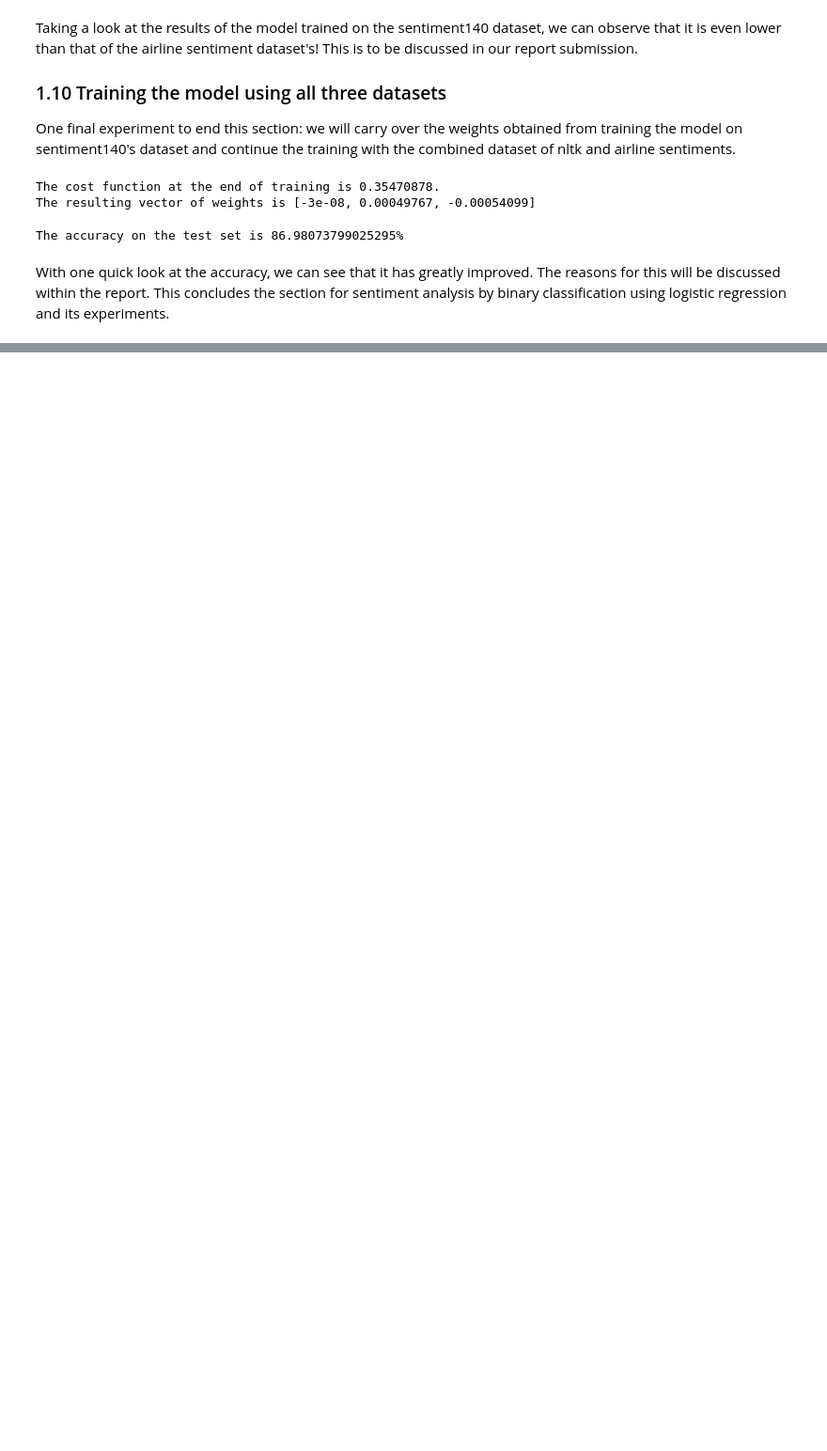
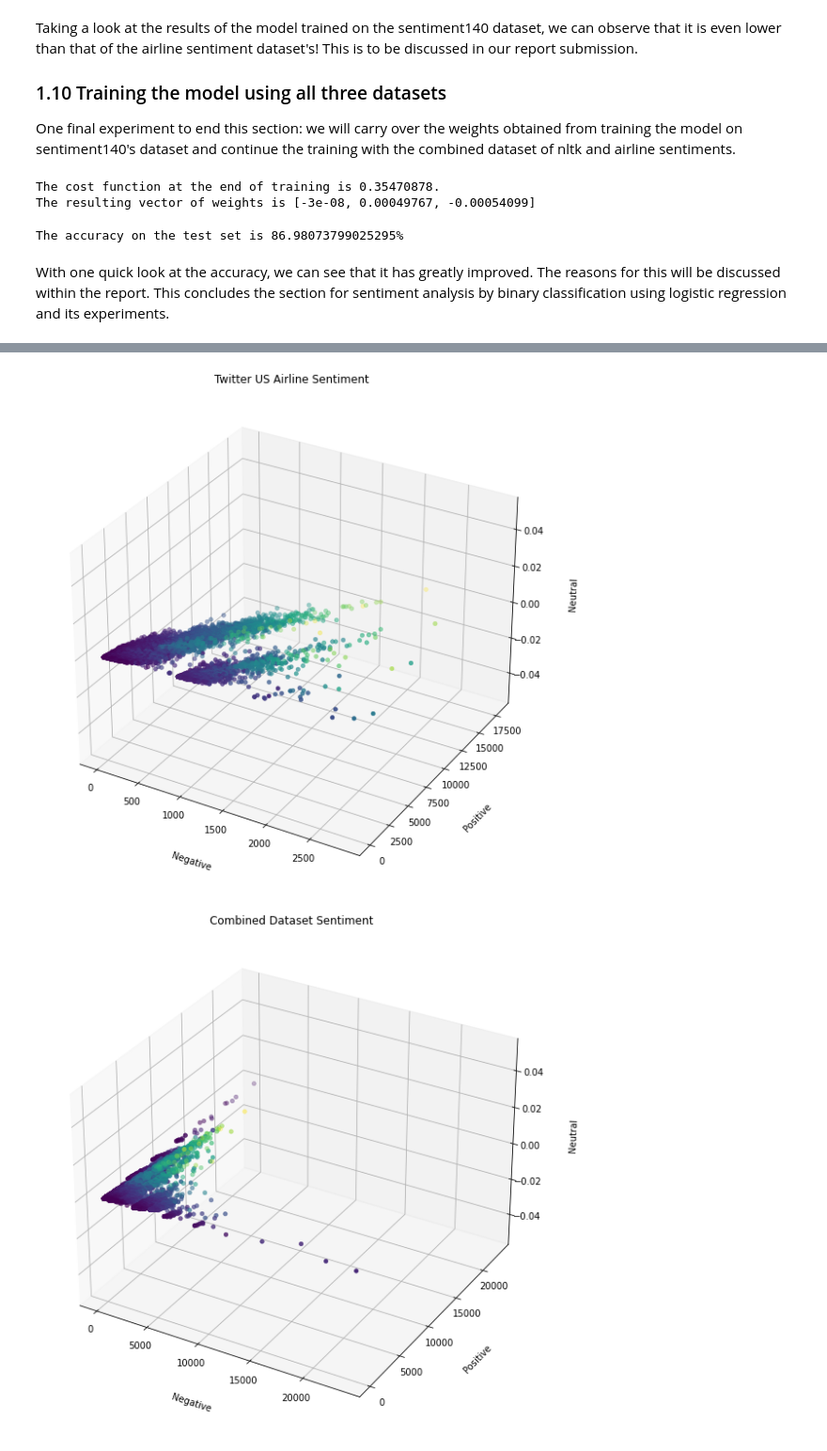
Before and after one commit to lamricky98/comp-432-project, a Jupyter notebook: logistic_regression.ipynb, the cells around one changed output, grey strips where cells are left out. Shown at 94% size. Saved outputs shown, nothing was run; the diff lists cells and outputs as text; code cells hidden in the pictures; blank space fills up the shorter version.

```diff
--- a/logistic_regression.ipynb
+++ b/logistic_regression.ipynb
@@ -842,0 +945,19 @@ by binary classification using logistic regression and its experiments.
+# %%
+airline_freqs = build_freqs(airline_X_train, airline_y_train)
+
+# collect the features 'x' and stack them into a matrix 'X'
+airline_X_gd = np.zeros((len(airline_X_train), 4))
+for i in range(len(airline_X_train)):
+    airline_X_gd[i, :]= extract_features_multi_class(airline_X_train[i], airline_freqs)
+
+airline_X_gd_test = np.zeros((len(airline_X_test), 4))
+for i in range(len(airline_X_test)):
+    airline_X_gd_test[i, :]= extract_features_multi_class(airline_X_test[i], airline_freqs)
+
+airline_y_gd_train = np.zeros([len(airline_y_train),3])
+for i in range(len(airline_y_train)):
+    airline_y_gd_train[i,int(airline_y_train[i,0])]=1
+
+airline_y_gd_test = np.zeros([len(airline_y_test),3])
+for i in range(len(airline_y_test)):
+    airline_y_gd_test[i,int(airline_y_test[i,0])]=1
@@ -842,0 +992,28 @@ by binary classification using logistic regression and its experiments.
+# %%
+def plot_data(X_train, y_train, title):
+  fig = plt.figure(figsize = (10,10))
+  ax = plt.axes(projection='3d')
+  """Scatterplot of the data with their labels"""
+  z1= X_train[np.where(y_train[:,0]==1),2]
+  z2= X_train[np.where(y_train[:,1]==1),2]
+  z3= X_train[np.where(y_train[:,2]==1),2]
+
+  ax.scatter(X_train[np.where(y_train[:,0]==1),0], X_train[np.where(y_train[:,0]==1),1], c=z1 ,cmap='viridis', linewidth=0.5)
+  ax.scatter(X_train[np.where(y_train[:,1]==1),0], X_train[np.where(y_train[:,1]==1),1], c=z2, cmap='viridis', linewidth=0.5)
+  ax.scatter(X_train[np.where(y_train[:,2]==1),0], X_train[np.where(y_train[:,2]==1),1], c=z3, cmap='viridis', linewidth=0.5)
+
+  plt.title(title)
+
+  # Set axes label
+  ax.set_xlabel('Negative', labelpad=20)
+  ax.set_ylabel('Positive', labelpad=20)
+  ax.set_zlabel('Neutral', labelpad=20)
+  plt.show()
+# %%
+
+# Plot training data
+plot_data(airline_X_gd[:,1:],airline_y_gd_train, 'Twitter US Airline Sentiment')
+plot_data(combined_X_gd[:,1:],combined_y_gd_train, 'Combined Dataset Sentiment')
+# %% [output]
+[figure, added]
+[figure, added]
```
Also changed, not shown: parts of 71 cells of this notebook.
